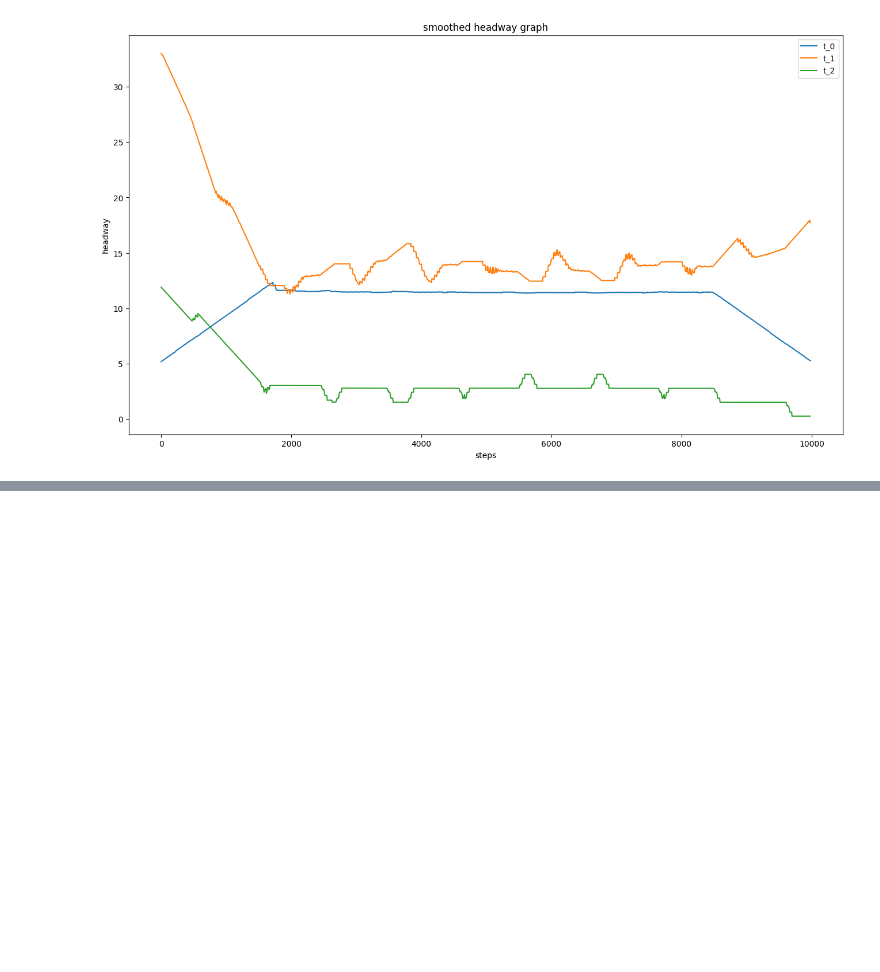
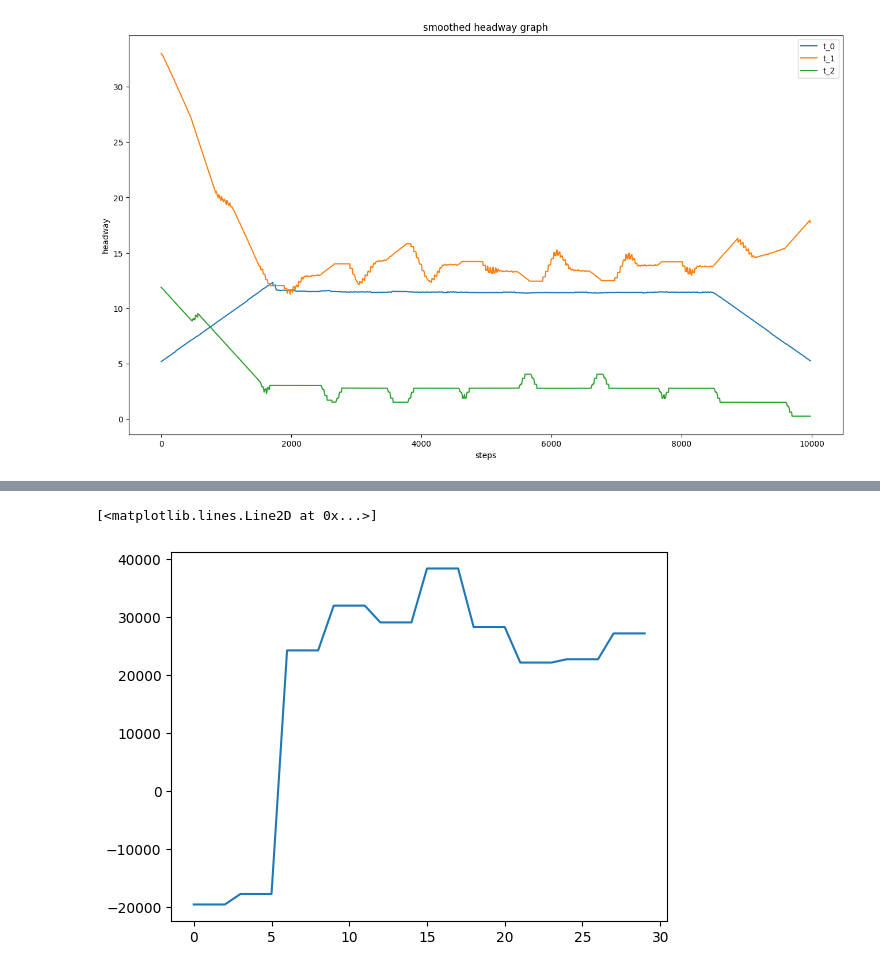
Before and after one commit to aswnss-m/refactored-octo-waffle, a Jupyter notebook: analysis_2.ipynb, the cells around one changed output, grey strips where cells are left out. Saved outputs shown, nothing was run; the diff lists cells and outputs as text; code cells hidden in the pictures; blank space fills up the shorter version.

```diff
--- a/analysis_2.ipynb
+++ b/analysis_2.ipynb
@@ -54,0 +64,5 @@ plt.show()
+# %%
+plt.plot(rewarddf['Value'])
+# %% [output]
+[<matplotlib.lines.Line2D at 0x...>]
+[figure, added]
```
Also changed, not shown: parts of 3 cells of this notebook, 7 other files.
